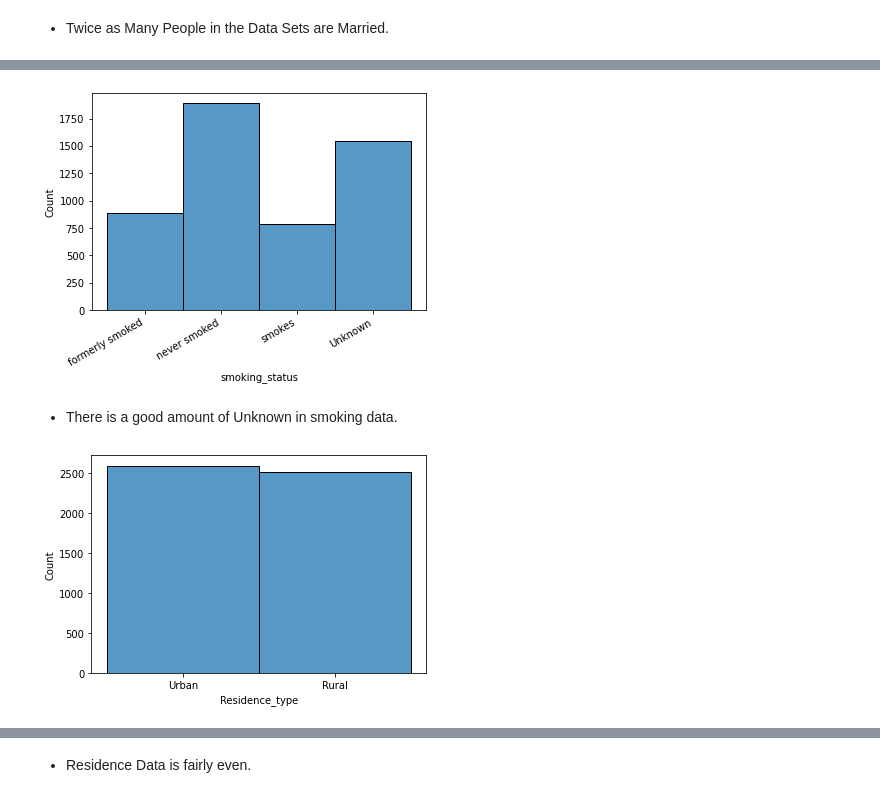
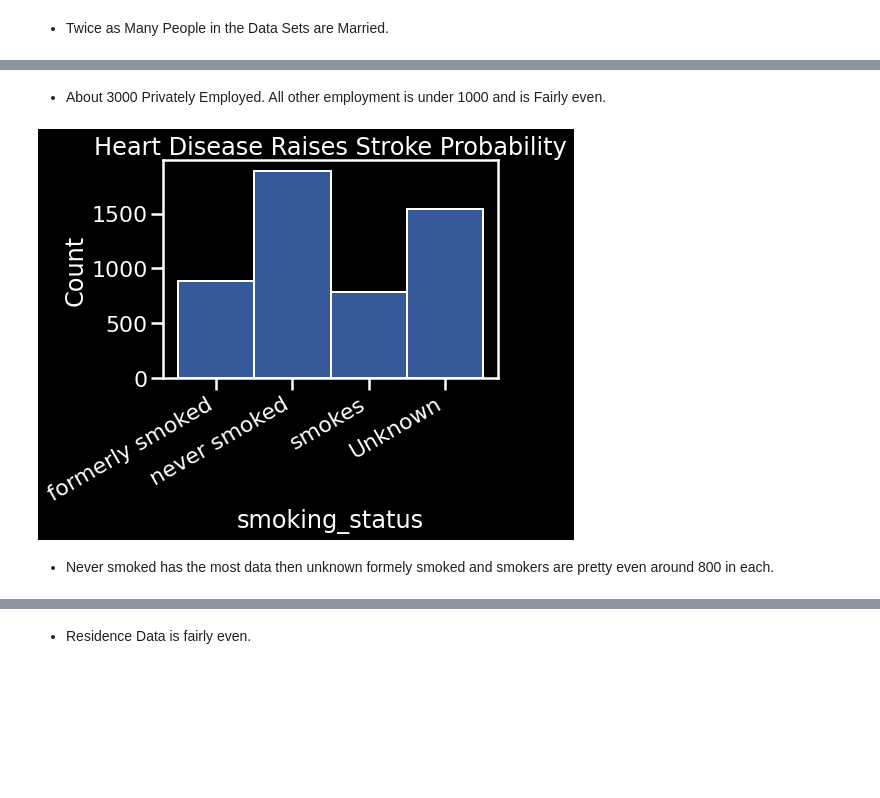
Before and after one commit to Bschreff/Heath-Care-Predictions, a Jupyter notebook: Stroke.ipynb, the cells around one changed output, grey strips where cells are left out. Drawn from its saved outputs; the diff is of its cells as text; code cells hidden in the pictures; blank space fills up the shorter version.

```diff
--- a/Stroke.ipynb
+++ b/Stroke.ipynb
@@ -236,0 +243,7 @@ sns.boxplot(data = df, x = 'avg_glucose_level');
+# %%
+plt.figure(figsize=(12,8))
+sns.boxplot(data = df, x = 'avg_glucose_level');
+plt.title('Average Glucose Level and Outliers')
+sns.set_context('poster')
+plt.style.use(['dark_background', 'seaborn-muted'])
+plt.title('Heart Disease Raises Stroke Probability');
@@ -242,0 +254,6 @@ sns.histplot(data = df, x = 'gender');
+# %%
+plt.figure(figsize=(8,6))
+sns.histplot(data = df, x = 'gender');
+plt.title('Number of Gender in Data');sns.set_context('poster')
+plt.style.use(['dark_background', 'seaborn-muted'])
+plt.title('Heart Disease Raises Stroke Probability');
@@ -248,0 +264,6 @@ sns.histplot(data = df, x = 'ever_married');
+# %%
+sns.histplot(data = df, x = 'ever_married')
+plt.title('Patients who have Been Married');
+sns.set_context('poster')
+plt.style.use(['dark_background', 'seaborn-muted'])
+plt.title('Heart Disease Raises Stroke Probability');
@@ -256,0 +274,7 @@ sns.histplot(data = df, x = 'work_type');
+# %%
+plt.figure(figsize=(12,8))
+sns.histplot(data = df, x = 'work_type');
+plt.title('Work Type of Patients')
+plt.xticks(rotation=30, horizontalalignment='right');sns.set_context('poster')
+plt.style.use(['dark_background', 'seaborn-muted'])
+plt.title('Heart Disease Raises Stroke Probability');
@@ -257,11 +283,12 @@ sns.histplot(data = df, x = 'work_type');
+# %% [markdown]
+  - About 3000 Privately Employed. All other employment is under 1000 and is Fairly even.
 # %%
 sns.histplot(data = df, x= 'smoking_status');
 plt.xticks(rotation = 30,horizontalalignment='right');
+sns.set_context('poster')
+plt.style.use(['dark_background', 'seaborn-muted'])
+plt.title('Heart Disease Raises Stroke Probability');
 # %% [output]
-[figure, old version]
+[figure, new version]
-# %% [markdown]
-  - There is a good amount of Unknown in smoking data.
-# %%
-sns.histplot(data = df, x = 'Residence_type');
-# %% [output]
-[figure, removed]
+# %% [markdown]
+  - Never smoked has the most data then unknown formely smoked and smokers are pretty even around 800 in each.
```
Also changed, not shown: parts of 24 cells of this notebook.
